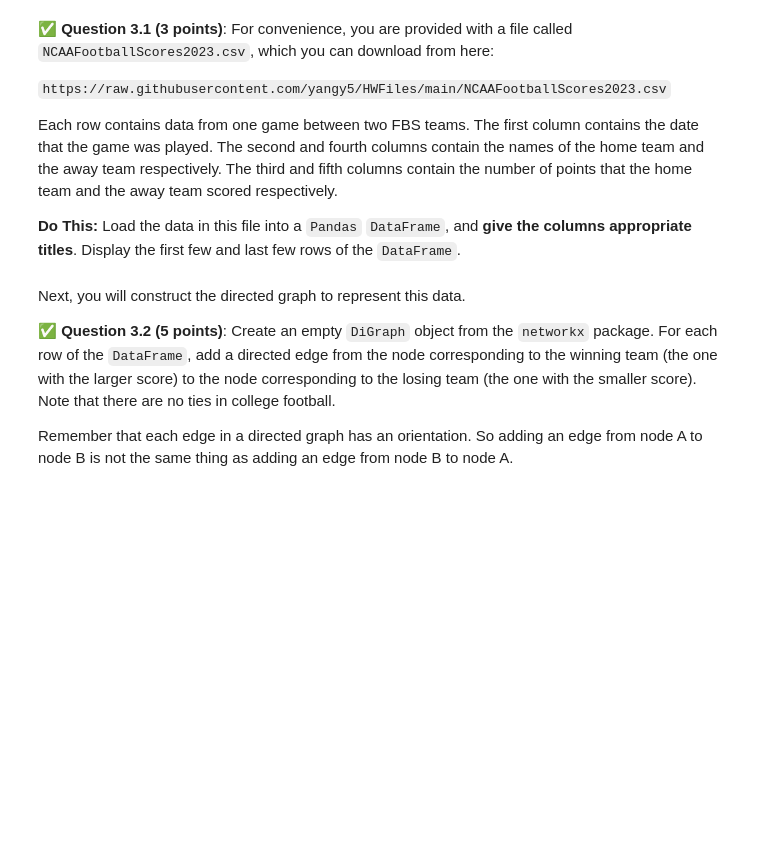
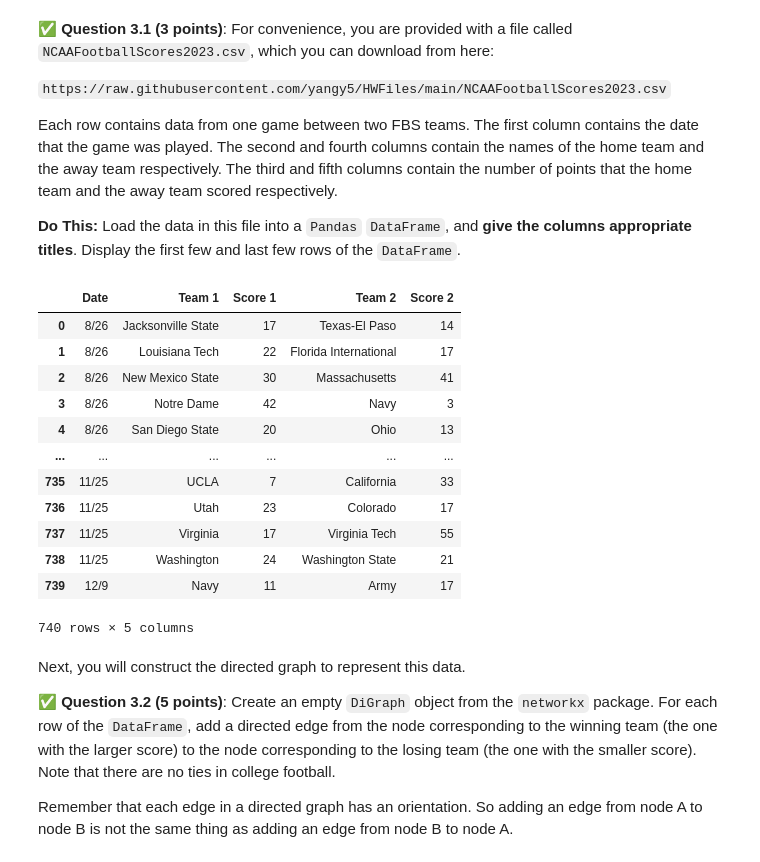
Before and after one commit to rags45/CMSE202-f23-turnin, a Jupyter notebook: hw-02/HW-02_ABMandGraphTheory-STUDENT.ipynb, the cells around one changed output. Saved outputs shown, nothing was run; the diff lists cells and outputs as text; code cells hidden in the pictures; blank space fills up the shorter version.

```diff
--- a/hw-02/HW-02_ABMandGraphTheory-STUDENT.ipynb
+++ b/hw-02/HW-02_ABMandGraphTheory-STUDENT.ipynb
@@ -473,3 +454,22 @@ Each row contains data from one game between two FBS teams. The first column con
+# %%
+import pandas as pd
+cols = ['Date','Team 1', 'Score 1', 'Team 2', 'Score 2']
+fbdata = pd.read_csv('https://raw.githubusercontent.com/yangy5/HWFiles/main/NCAAFootballScores2023.csv', delimiter=',', names = cols)
+fbdata
+# %% [output]
+|  | Date | Team 1 | Score 1 | Team 2 | Score 2 |
+| 0 | 8/26 | Jacksonville State | 17 | Texas-El Paso | 14 |
+| 1 | 8/26 | Louisiana Tech | 22 | Florida International | 17 |
+| 2 | 8/26 | New Mexico State | 30 | Massachusetts | 41 |
+| 3 | 8/26 | Notre Dame | 42 | Navy | 3 |
+| 4 | 8/26 | San Diego State | 20 | Ohio | 13 |
+| ... | ... | ... | ... | ... | ... |
+| 735 | 11/25 | UCLA | 7 | California | 33 |
+| 736 | 11/25 | Utah | 23 | Colorado | 17 |
+| 737 | 11/25 | Virginia | 17 | Virginia Tech | 55 |
+| 738 | 11/25 | Washington | 24 | Washington State | 21 |
+| 739 | 12/9 | Navy | 11 | Army | 17 |
+740 rows × 5 columns
 # %% [markdown]
 Next, you will construct the directed graph to represent this data.
 
```
Also changed, not shown: parts of 22 cells of this notebook.
